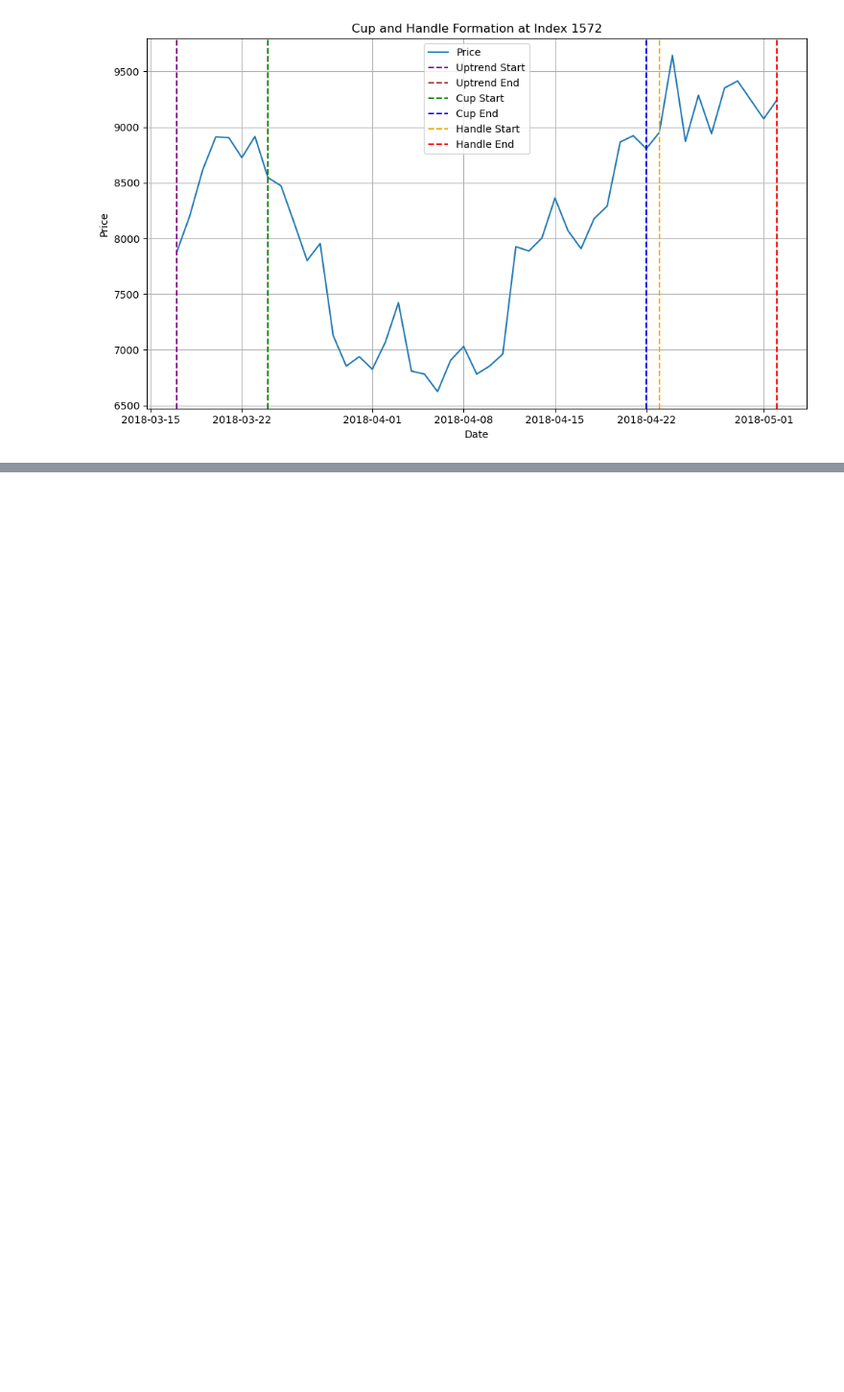
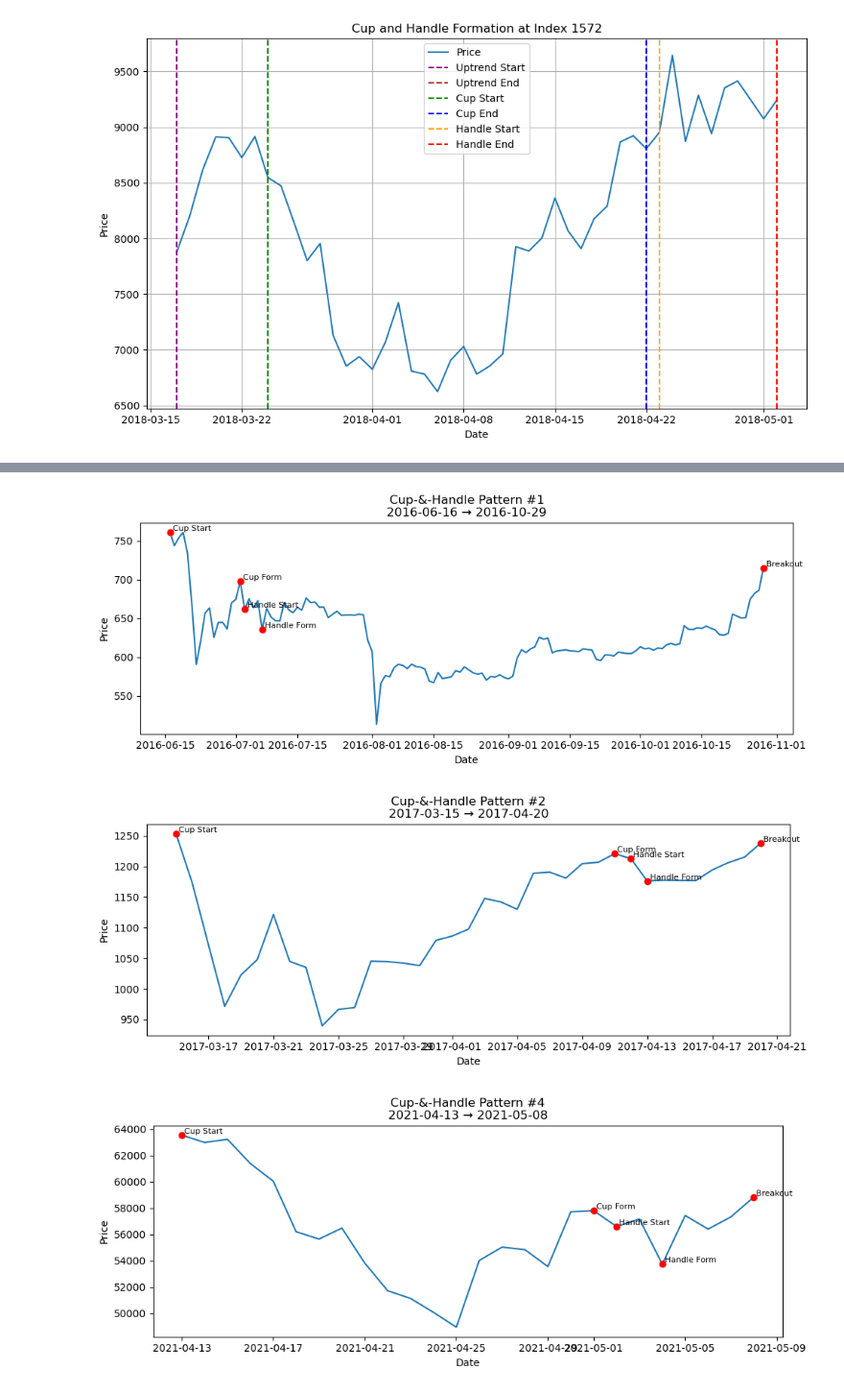
Before and after one commit to ArthurChan-1111/Bitcoin_prediction, a Jupyter notebook: Cup_and_handle.ipynb, the cells around one changed output, grey strips where cells are left out. Shown at 96% size. Cells and saved outputs as stored; diff of their text form; code cells hidden in the pictures; blank space fills up the shorter version.

Commit message:
Cup_and_handle prediction added

```diff
--- a/Cup_and_handle.ipynb
+++ b/Cup_and_handle.ipynb
@@ -262,0 +428,6 @@ for idx in cup_indices:
+# %%
+plot_cup_handle_patterns(btc_data, patterns_df)
+# %% [output]
+[figure, added]
+[figure, added]
+[figure, added]
```
Also changed, not shown: parts of 12 cells of this notebook, 1 other file.
